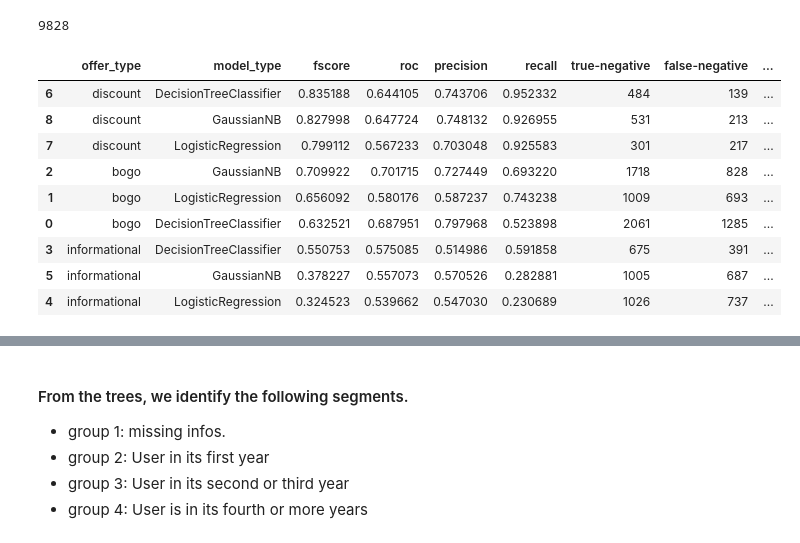
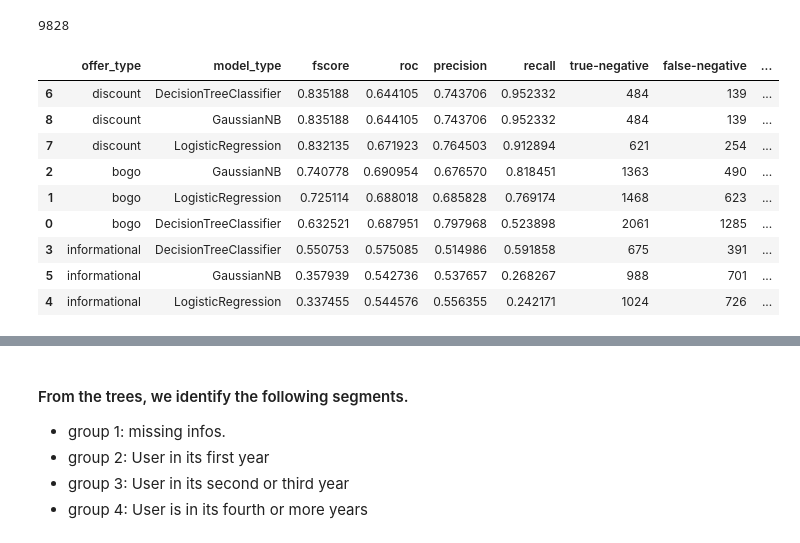
Before and after one commit to RenanVieiraDias/study__udacity_capstone_project, a Jupyter notebook: Starbucks_Capstone_notebook.ipynb, the cells around one changed output, grey strips where cells are left out. Drawn from its saved outputs; the diff is of its cells as text; code cells hidden in the pictures.

```diff
--- a/Starbucks_Capstone_notebook.ipynb
+++ b/Starbucks_Capstone_notebook.ipynb
@@ -1025,40 +1027,25 @@ def create_models(offer_type = OFFER_TYPES, df_funnel = df_funnel, scaler = True
     models_columns = ['offer_type','model_type','fscore','roc','precision','recall',
                       'true-negative','false-negative','false-positive','true-positive','model']
     for each_offer_type in offer_type:
-        model_input = ['age','days_as_member','income']
+        model_input = ['age','days_as_member','income','user_info_missing']
         model_output = 'funnel__transaction' if each_offer_type == 'informational' else 'funnel__offer_completed'
 
         # Data Treatment
         filtering_rows = (df_funnel['funnel__offer_viewed']==1) & (df_funnel['offer_type']==each_offer_type)
         df_model = df_funnel[filtering_rows].copy().sort_values(by=model_output, ascending=False)
-        df_model['age_null'] = (df_model['age']==118).apply(lambda x: 1 if x else 0)
-        age_mean = df_model['age'].mean()
-        df_model['age'] = df_model['age'].apply(lambda x: age_mean if x == 118 else x)
-        model_input.append('age_null')
-        df_model['income_null'] = df_model['income'].isna().apply(lambda x: 1 if x else 0)
+        df_model['age'] = df_model['age'].fillna(df_model['age'].mean())
         df_model['income'] = df_model['income'].fillna(df_model['income'].mean())
-        model_input.append('income_null')
+        df_model['gender'] = df_model['gender'].fillna('unknown')
         enc = OneHotEncoder()
-        df_model['gender'] = df_model['gender'].fillna('unknown')
         df_model = pd.get_dummies(df_model, columns = ['gender'], prefix = 'gender_')
-        for each in ['gender__F','gender__M','gender__O','gender__unknown']:
+        for each in ['gender__F','gender__M','gender__O']:
             model_input.append(each)
-        df_model['missing_sing_up'] = df_model['age_null']
-        model_input.append('missing_sing_up')
-        model_input.remove('age_null')
-        model_input.remove('income_null')
-        model_input.remove('gender__unknown')
+        df_model = df_model.drop('gender__unknown', axis = 1)
 
         # Data separation
         X = df_model.loc[:,model_input]
         y = df_model.loc[:,model_output]
         X_train, X_test, y_train, y_test = train_test_split(X, y, test_size=0.2, random_state=42)
-
-        # Data standard
-        if scaler:
-            scaler = StandardScaler()
-            X_train = scaler.fit_transform(X_train)
-            X_test = scaler.transform(X_test)
 
         # Declaring models
         model_DecisionTreeClassifier = DecisionTreeClassifier( max_depth=6, min_samples_leaf=50, min_impurity_decrease = 0.01)
@@ -1069,10 +1056,20 @@ def create_models(offer_type = OFFER_TYPES, df_funnel = df_funnel, scaler = True
         for model,name in [(model_DecisionTreeClassifier,'DecisionTreeClassifier')
                           ,(model_LogisticRegression,'LogisticRegression')
                           ,(model_GaussianNB,'GaussianNB')]:
-            model.fit(X_train,y_train)
+
+            # Data standard
+            if scaler and not name == 'DecisionTreeClassifier':
+                scaler = StandardScaler()
+                X_train_std = scaler.fit_transform(X_train)
+                X_test_std = scaler.transform(X_test)
+            else:
+                X_train_std = X_train
+                X_test_std = X_test
+
+            model.fit(X_train_std,y_train)
 
             # Perfomance metrics
-            y_pred = model.predict(X_test)
+            y_pred = model.predict(X_test_std)
             cm = confusion_matrix(y_test, y_pred)
             roc = roc_auc_score(y_test, y_pred)
             precision, recall, fscore, support = precision_recall_fscore_support(y_test, y_pred)
@@ -1083,19 +1080,19 @@ def create_models(offer_type = OFFER_TYPES, df_funnel = df_funnel, scaler = True
     model_results = pd.DataFrame(models,columns = models_columns).sort_values(by='fscore', ascending = False)
     return(model_results, model_input)
 # %%
-df_models, model_input = create_models(scaler = False)
+df_models, model_input = create_models()
 df_models
 # %% [output]
 |  | offer_type | model_type | fscore | roc | precision | recall | true-negative | false-negative | ... |
 | 6 | discount | DecisionTreeClassifier | 0.835188 | 0.644105 | 0.743706 | 0.952332 | 484 | 139 | ... |
-| 8 | discount | GaussianNB | 0.827998 | 0.647724 | 0.748132 | 0.926955 | 531 | 213 | ... |
-| 7 | discount | LogisticRegression | 0.799112 | 0.567233 | 0.703048 | 0.925583 | 301 | 217 | ... |
-| 2 | bogo | GaussianNB | 0.709922 | 0.701715 | 0.727449 | 0.693220 | 1718 | 828 | ... |
-| 1 | bogo | LogisticRegression | 0.656092 | 0.580176 | 0.587237 | 0.743238 | 1009 | 693 | ... |
+| 8 | discount | GaussianNB | 0.835188 | 0.644105 | 0.743706 | 0.952332 | 484 | 139 | ... |
+| 7 | discount | LogisticRegression | 0.832135 | 0.671923 | 0.764503 | 0.912894 | 621 | 254 | ... |
+| 2 | bogo | GaussianNB | 0.740778 | 0.690954 | 0.676570 | 0.818451 | 1363 | 490 | ... |
+| 1 | bogo | LogisticRegression | 0.725114 | 0.688018 | 0.685828 | 0.769174 | 1468 | 623 | ... |
 | 0 | bogo | DecisionTreeClassifier | 0.632521 | 0.687951 | 0.797968 | 0.523898 | 2061 | 1285 | ... |
 | 3 | informational | DecisionTreeClassifier | 0.550753 | 0.575085 | 0.514986 | 0.591858 | 675 | 391 | ... |
-| 5 | informational | GaussianNB | 0.378227 | 0.557073 | 0.570526 | 0.282881 | 1005 | 687 | ... |
-| 4 | informational | LogisticRegression | 0.324523 | 0.539662 | 0.547030 | 0.230689 | 1026 | 737 | ... |
+| 5 | informational | GaussianNB | 0.357939 | 0.542736 | 0.537657 | 0.268267 | 988 | 701 | ... |
+| 4 | informational | LogisticRegression | 0.337455 | 0.544576 | 0.556355 | 0.242171 | 1024 | 726 | ... |
 # %%
 # plot trees
 for index, row in df_models[df_models['model_type']=='DecisionTreeClassifier'].iterrows():
```
Also changed, not shown: parts of 18 cells of this notebook, 3 other files.
